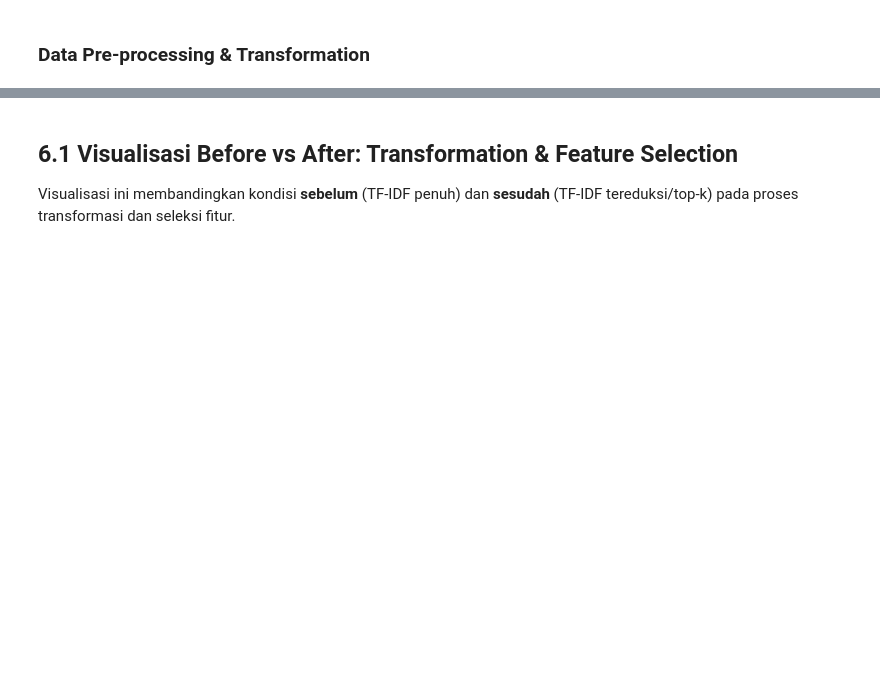
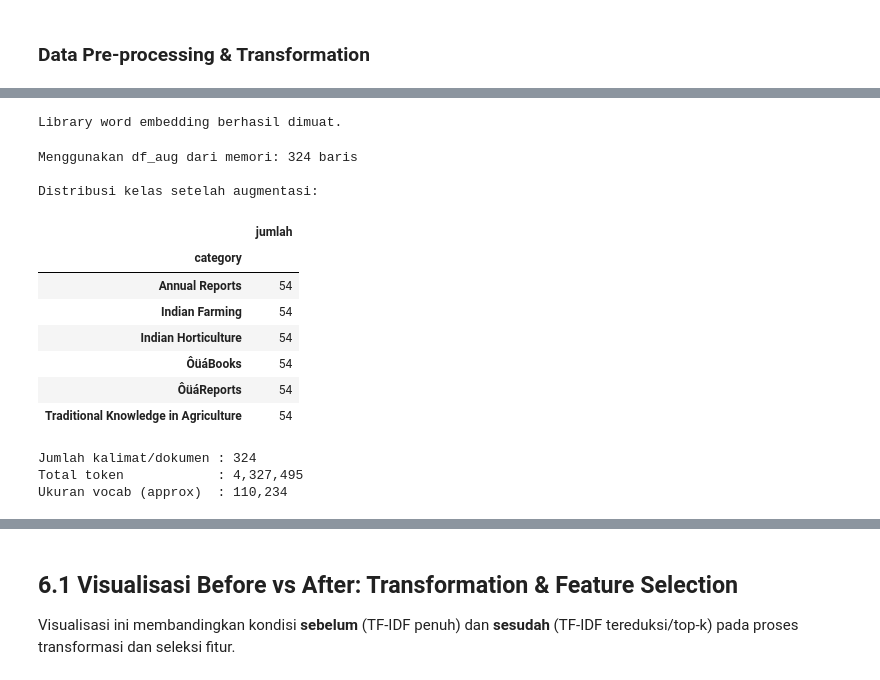
Before and after one commit to FatihHDR/agriculture-topic-modeling-nlp, a Jupyter notebook: preprocess_nlp.ipynb, the cells around one changed output, grey strips where cells are left out. Drawn from its saved outputs; the diff is of its cells as text; code cells hidden in the pictures; blank space fills up the shorter version.

Commit message:
feat: implement data augmentation pipeline and train word embeddings using Word2Vec and FastText models

```diff
--- a/preprocess_nlp.ipynb
+++ b/preprocess_nlp.ipynb
@@ -3,6 +30,4 @@
 # %%
-%pip install Sastrawi
-
 import json
 import re
 from pathlib import Path
@@ -19,11 +44,10 @@ try:
 except Exception:
     STEMMER_ID = None
 
-DATA_PATH = Path("/home/fatih/Documents/Projects/nlp-teori/dataset/ICAR_Text_Extracted.json")
-OUT_DIR = Path("/home/fatih/Documents/Projects/nlp-teori/output")
+DATA_PATH = Path("dataset/ICAR_Text_Extracted.json")
+OUT_DIR = Path("output")
 OUT_DIR.mkdir(parents=True, exist_ok=True)
 TOP_K_FEATURES = 1000
 
-# Untuk mempercepat: set False dulu. Ubah ke True kalau butuh stemming.
 USE_STEMMING = False
 # %%
@@ -276,0 +386,59 @@ print(f"\nDataset augmentasi tersimpan: {aug_path}")
+# %%
+import numpy as np
+import pandas as pd
+import matplotlib.pyplot as plt
+from gensim.models import Word2Vec, FastText
+from sklearn.decomposition import PCA
+from pathlib import Path
+
+print("Library word embedding berhasil dimuat.")
+# %% [output]
+Library word embedding berhasil dimuat.
+# %%
+# === Load dataset augmentasi ===
+# Gunakan df_aug jika tersedia dari sesi sebelumnya,
+# atau load dari file CSV yang sudah disimpan.
+
+try:
+    _ = df_aug
+    print(f"Menggunakan df_aug dari memori: {len(df_aug)} baris")
+except NameError:
+    aug_csv = Path("output") / "icar_augmented.csv"
+    df_aug = pd.read_csv(aug_csv)
+    print(f"Loaded dari {aug_csv}: {len(df_aug)} baris")
+
+print("\nDistribusi kelas setelah augmentasi:")
+display(df_aug['category'].value_counts().to_frame('jumlah'))
+# %% [output]
+Menggunakan df_aug dari memori: 324 baris
+
+Distribusi kelas setelah augmentasi:
+|  | jumlah |
+| category |  |
+| Annual Reports | 54 |
+| Indian Farming | 54 |
+| Indian Horticulture | 54 |
+| ÔüáBooks | 54 |
+| ÔüáReports | 54 |
+| Traditional Knowledge in Agriculture | 54 |
+# %%
+# === Tokenisasi ===
+# Setiap dokumen (text_clean) di-split menjadi list token.
+
+df_aug['text_clean'] = df_aug['text_clean'].fillna('')
+sentences = [
+    str(text).split()
+    for text in df_aug['text_clean']
+    if str(text).strip()
+]
+
+total_tokens = sum(len(s) for s in sentences)
+vocab_approx = len({w for s in sentences for w in s})
+
+print(f"Jumlah kalimat/dokumen : {len(sentences)}")
+print(f"Total token            : {total_tokens:,}")
+print(f"Ukuran vocab (approx)  : {vocab_approx:,}")
+# %% [output]
+Jumlah kalimat/dokumen : 324
+Total token            : 4,327,495
+Ukuran vocab (approx)  : 110,234
```
Also changed, not shown: parts of 32 cells of this notebook, 2 other files.
